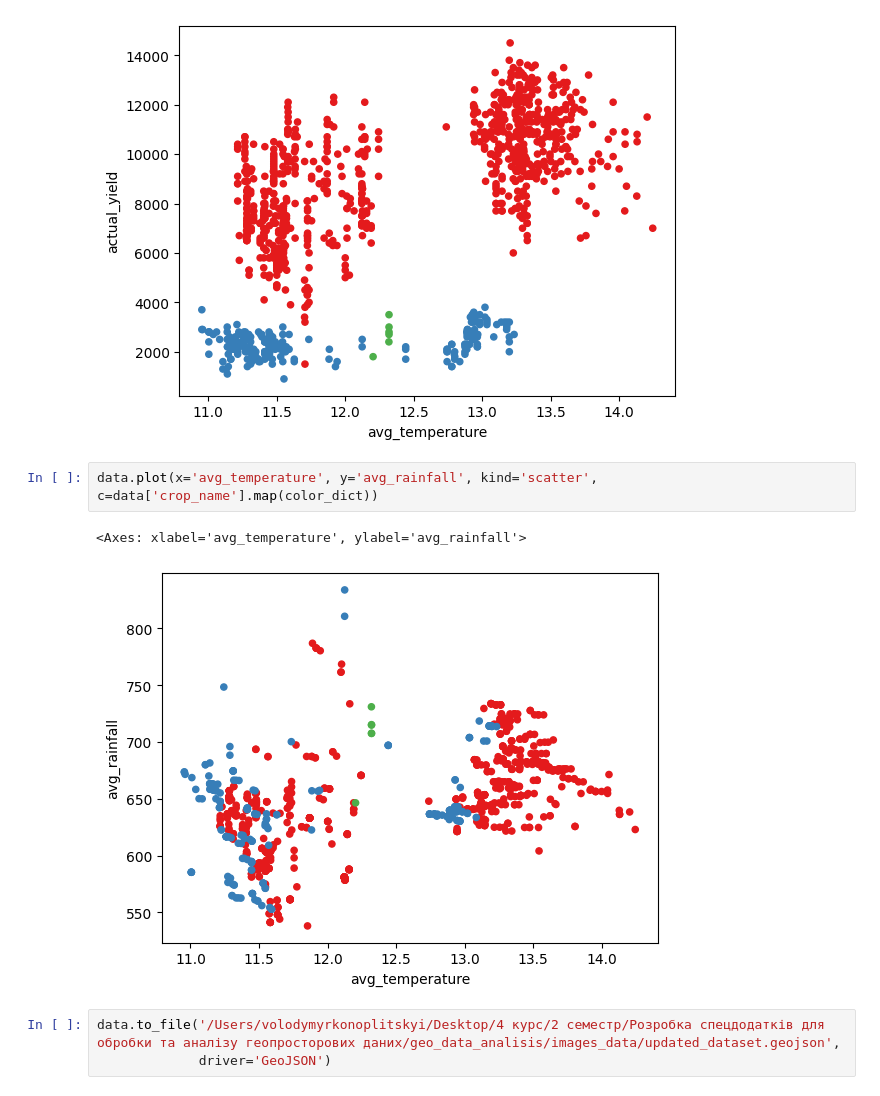
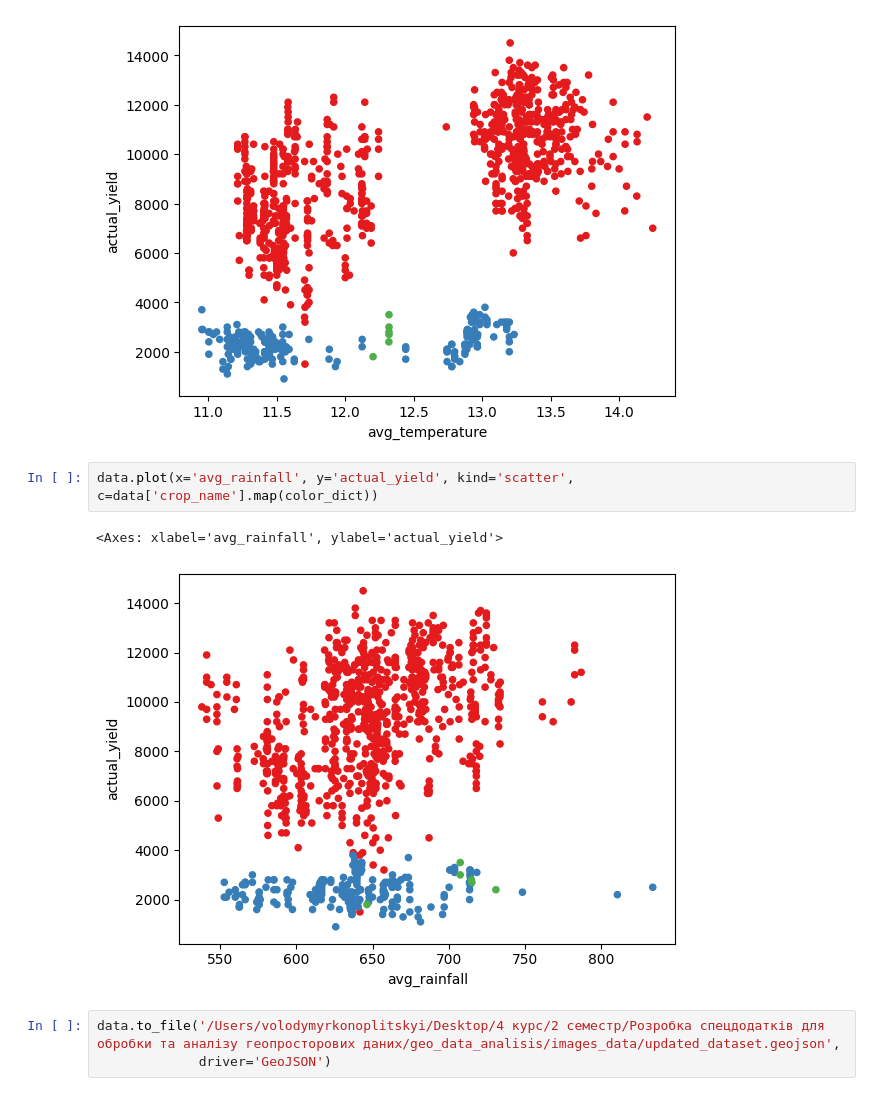
Before and after one commit to konopl1tsky1/gea_data_analisis, a Jupyter notebook: Lab_04/lab_04.ipynb, the cells around one changed output. Cells and saved outputs as stored; diff of their text form.

Commit message:
Fixed the last graph

```diff
--- a/Lab_04/lab_04.ipynb
+++ b/Lab_04/lab_04.ipynb
@@ -73,10 +73,10 @@ data.plot(x='avg_temperature', y='actual_yield', kind='scatter', c=data['crop_na
 <Axes: xlabel='avg_temperature', ylabel='actual_yield'>
 [figure]
 # %%
-data.plot(x='avg_temperature', y='avg_rainfall', kind='scatter', c=data['crop_name'].map(color_dict))
+data.plot(x='avg_rainfall', y='actual_yield', kind='scatter', c=data['crop_name'].map(color_dict))
 # %% [output]
-<Axes: xlabel='avg_temperature', ylabel='avg_rainfall'>
+<Axes: xlabel='avg_rainfall', ylabel='actual_yield'>
-[figure, old version]
+[figure, new version]
 # %%
 data.to_file('/Users/volodymyrkonoplitskyi/Desktop/4 курс/2 семестр/Розробка спецдодатків для обробки та аналізу геопросторових даних/geo_data_analisis/images_data/updated_dataset.geojson',
              driver='GeoJSON')
```
